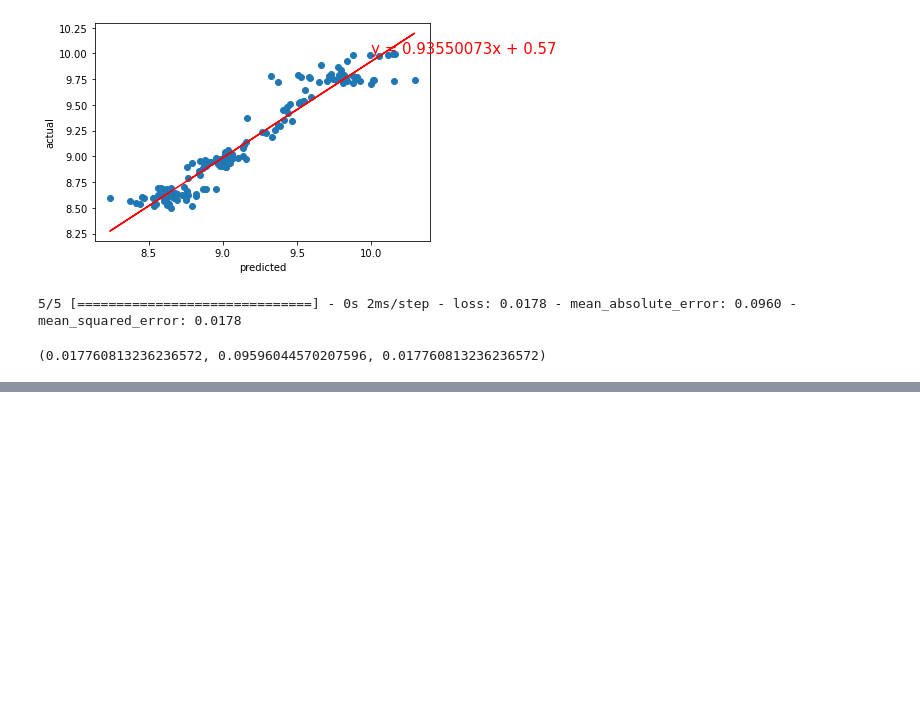
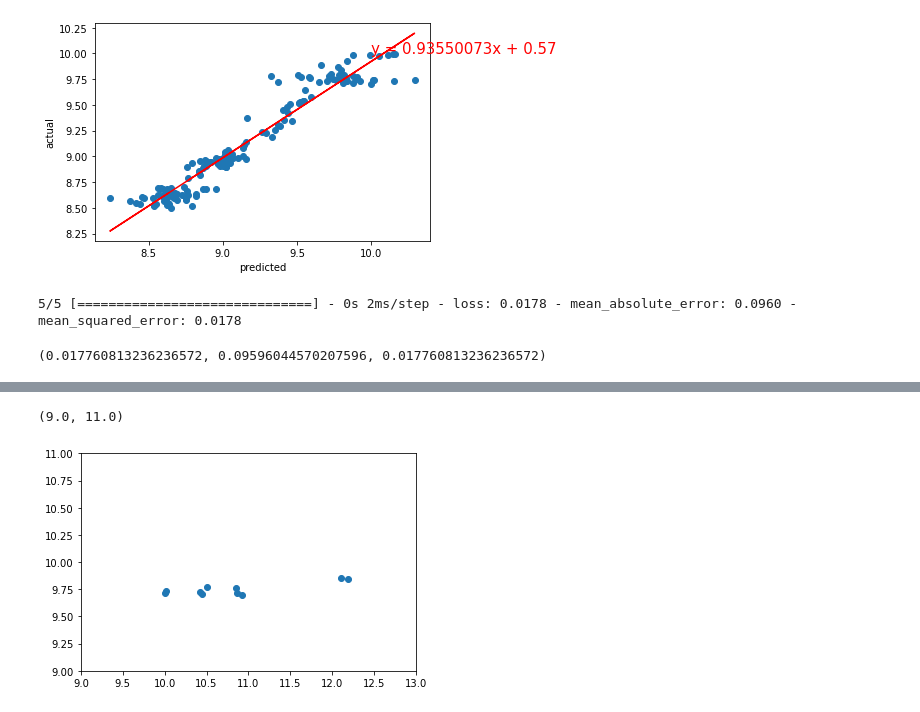
Before and after one commit to PopeStarkiller/emissions_analysis, a Jupyter notebook: emissions_main.ipynb, the cells around one changed output, grey strips where cells are left out. Saved outputs shown, nothing was run; the diff lists cells and outputs as text; code cells hidden in the pictures; blank space fills up the shorter version.

```diff
--- a/emissions_main.ipynb
+++ b/emissions_main.ipynb
@@ -407,0 +436,2 @@ fig2 = fb_model.plot(us_test1)
+# %%
+future_features = yhat_filt_df[holder]
@@ -408,3 +440,16 @@ fig2 = fb_model.plot(us_test1)
+# %%
+future_feat_norm = X_scaler.transform(future_features)
+# %%
+dl_pred = model.predict(future_feat_norm)
+# %%
+prophet_pred = yhat_filt_df['annual_co2_emissions_tonnes_log']
+# %%
+plt.scatter(dl_pred, prophet_pred)
+plt.xlim([9, 13])
+plt.ylim([9, 11])
+# %% [output]
+(9.0, 11.0)
+[figure, added]
 # %%
 e_m = Prophet()
 e_m.fit(us_prophet_df_f)
```
Also changed, not shown: parts of 24 cells of this notebook.
